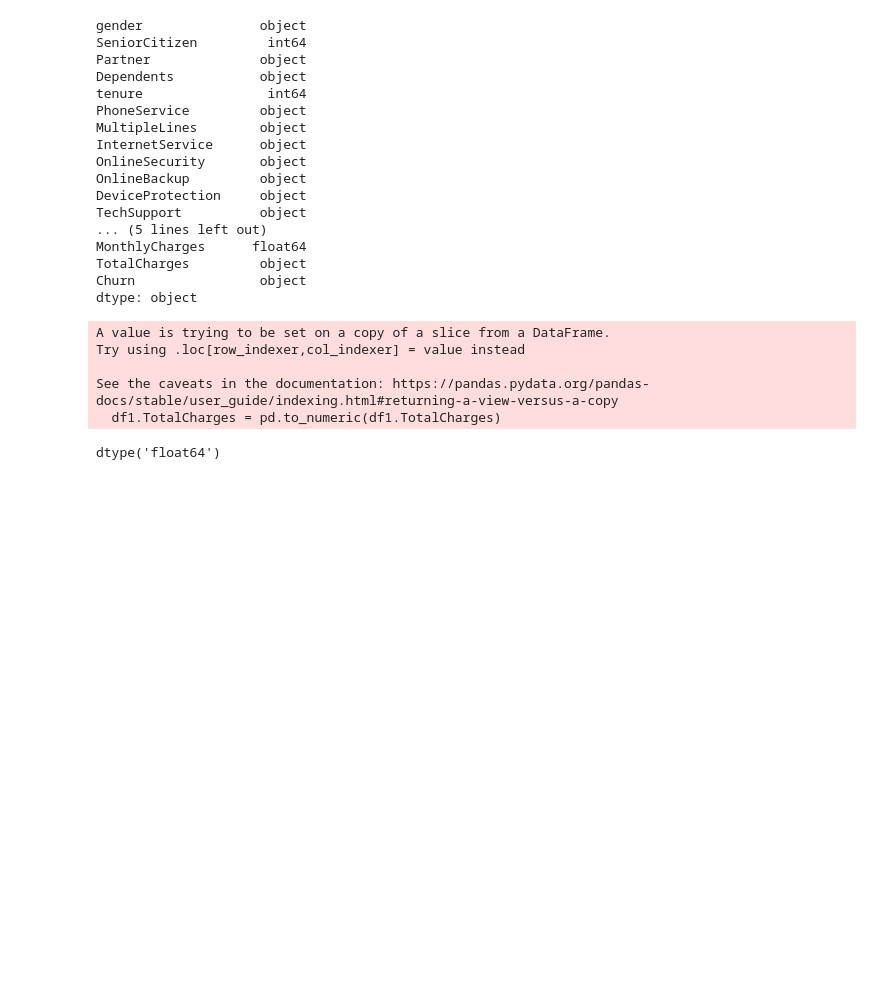
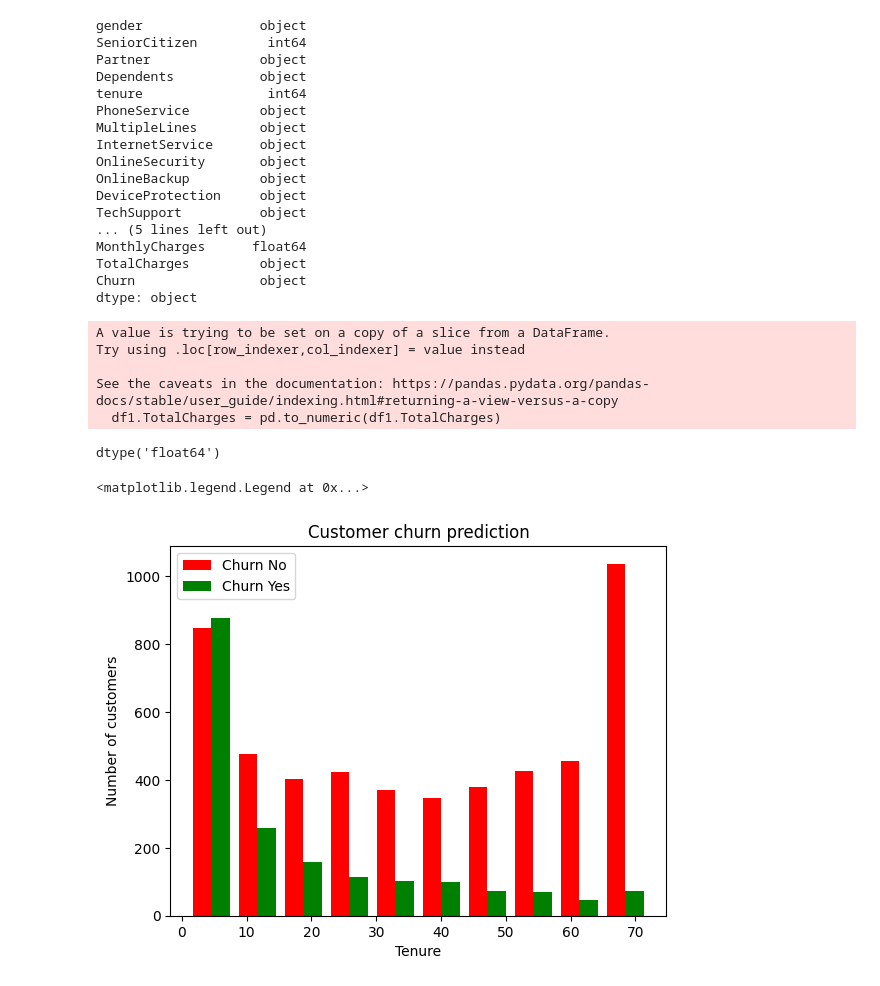
Before and after one commit to Sanket1281/CHURN_PREDICTION, a Jupyter notebook: Model.ipynb, the cells around one changed output. Saved outputs shown, nothing was run; the diff lists cells and outputs as text; code cells hidden in the pictures; blank space fills up the shorter version.

Commit message:
Made a HISTOGRAM for visualizing

```diff
--- a/Model.ipynb
+++ b/Model.ipynb
@@ -126,3 +126,16 @@ See the caveats in the documentation: https://pandas.pydata.org/pandas-docs/stab
 df1.TotalCharges.dtype
 # %% [output]
 dtype('float64')
+# %%
+tenure_churn_no = df1[df1.Churn=="No"].tenure
+tenure_churn_yes = df1[df1.Churn=="Yes"].tenure
+
+plt.xlabel('Tenure')
+plt.ylabel('Number of customers')
+plt.title('Customer churn prediction')
+
+plt.hist([tenure_churn_no, tenure_churn_yes], color =['red', 'green'], label = ['Churn No', 'Churn Yes'])
+plt.legend()
+# %% [output]
+<matplotlib.legend.Legend at 0x...>
+[figure, added]
```
